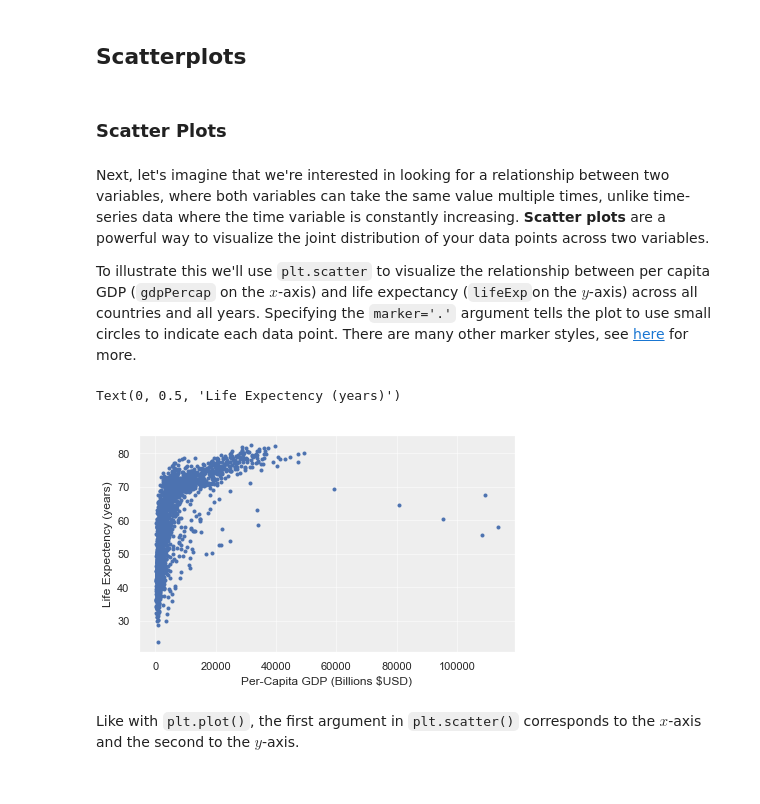
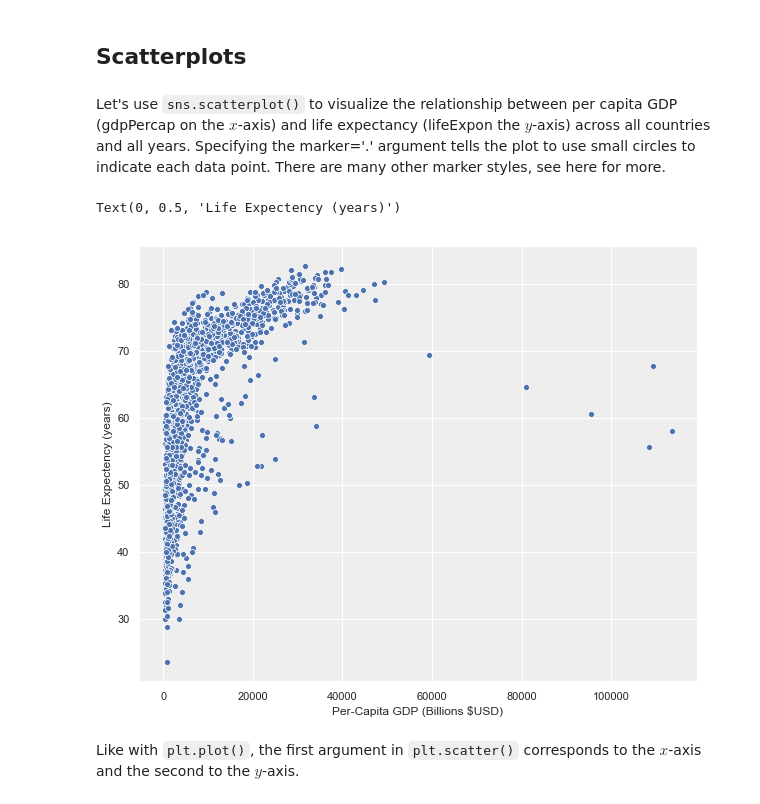
Before and after one commit to tylerhuntington222/journal-club-plotting-demo, a Jupyter notebook: Journal_Club_seaborn.ipynb, the cells around one changed output. Saved outputs shown, nothing was run; the diff lists cells and outputs as text; code cells hidden in the pictures.

```diff
--- a/Journal_Club_seaborn.ipynb
+++ b/Journal_Club_seaborn.ipynb
@@ -14,3 +25,7 @@ The `sns.set()` function allows us to change some of the `rcParams`. Here, we're
+# %%
+gm = pd.read_csv('data/gapminder.tsv', sep='\t')
+latest_year = gm['year'].max()
+gm_latest = gm[gm['year']==latest_year]
 # %% [markdown]
 ## Histograms
 # %%
@@ -105,19 +142,16 @@ plt.ylabel('Life Expectancy');
 With just a few lines of code we have a very nice looking plot using `seaborn`. It's possible to create a stripplot using `Matplotlib`, but it's not as easy as it is with `Seaborn`.
 # %% [markdown]
 ## Scatterplots
-# %% [markdown]
-### Scatter Plots
 # %% [markdown]
-Next, let's imagine that we're interested in looking for a relationship between two variables, where both variables can take the same value multiple times, unlike time-series data where the time variable is constantly increasing. **Scatter plots** are a powerful way to visualize the joint distribution of your data points across two variables.
-
-To illustrate this we'll use `plt.scatter` to visualize the relationship between per capita GDP (`gdpPercap` on the $x$-axis) and life expectancy (`lifeExp`on the $y$-axis) across all countries and all years. Specifying the `marker='.'` argument tells the plot to use small circles to indicate each data point. There are many other marker styles, see [here](http://matplotlib.org/api/markers_api.html#markers) for more.
+Let's use `sns.scatterplot()` to visualize the relationship between per capita GDP (gdpPercap on the $x$-axis) and life expectancy (lifeExpon the $y$-axis) across all countries and all years. Specifying the marker='.' argument tells the plot to use small circles to indicate each data point. There are many other marker styles, see here for more.
 # %%
-plt.scatter(gm['gdpPercap'], gm['lifeExp'], marker='.')
+plt.figure(figsize=(10, 8))
+sns.scatterplot(gm['gdpPercap'], gm['lifeExp'])
 plt.xlabel('Per-Capita GDP (Billions $USD)')
 plt.ylabel('Life Expectency (years)')
 # %% [output]
 Text(0, 0.5, 'Life Expectency (years)')
-[figure, old version]
+[figure, new version]
 # %% [markdown]
 Like with `plt.plot()`, the first argument in `plt.scatter()` corresponds to the $x$-axis and the second to the $y$-axis.
 # %% [markdown]
```
Also changed, not shown: parts of 36 cells of this notebook.
